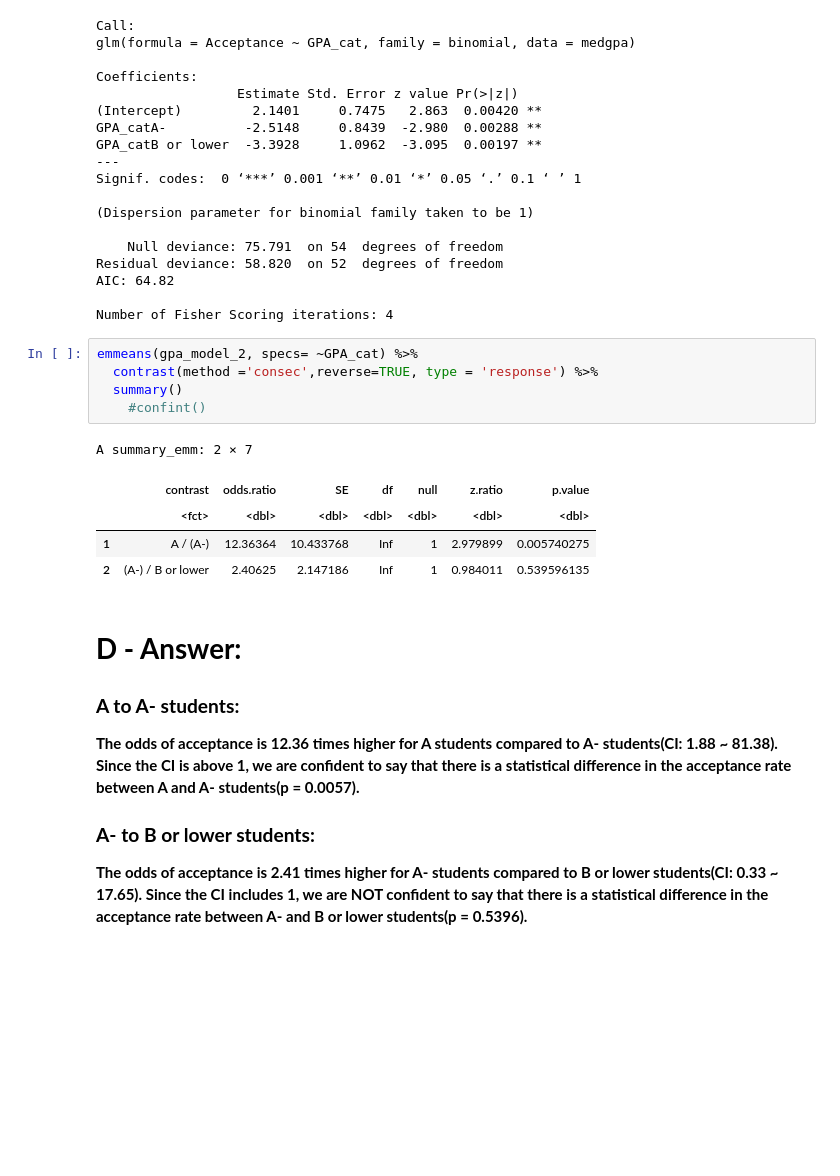
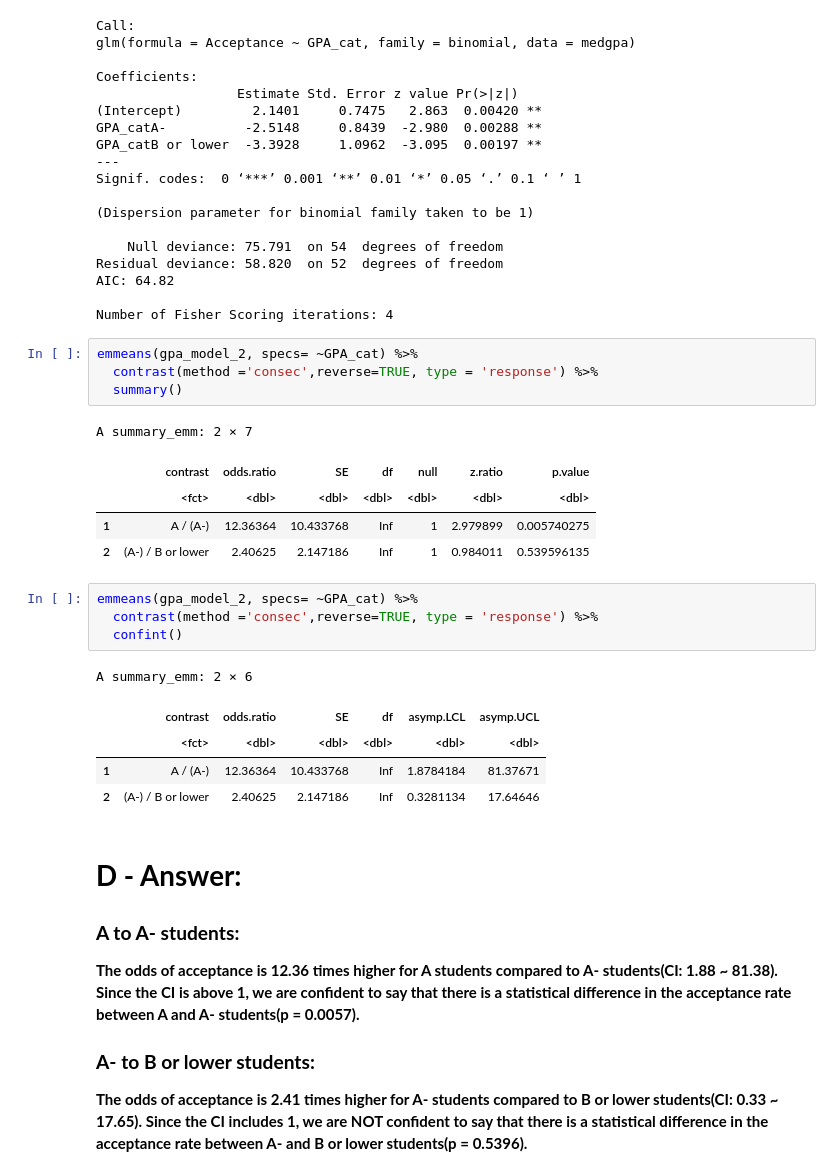
Before and after one commit to ShoSato-047/STAT380, a Jupyter notebook: ShoSato_HW3_(2025)_model_likelihoods_and_simple_logistic.ipynb, the cells around one changed output. Saved outputs shown, nothing was run; the diff lists cells and outputs as text; blank space fills up the shorter version.

```diff
--- a/ShoSato_HW3_(2025)_model_likelihoods_and_simple_logistic.ipynb
+++ b/ShoSato_HW3_(2025)_model_likelihoods_and_simple_logistic.ipynb
@@ -772,13 +834,22 @@ Number of Fisher Scoring iterations: 4
 emmeans(gpa_model_2, specs= ~GPA_cat) %>%
   contrast(method ='consec',reverse=TRUE, type = 'response') %>%
   summary()
-    #confint()
 # %% [output]
 A summary_emm: 2 × 7
 |  | contrast | odds.ratio | SE | df | null | z.ratio | p.value |
 |  | <fct> | <dbl> | <dbl> | <dbl> | <dbl> | <dbl> | <dbl> |
 | 1 | A / (A-) | 12.36364 | 10.433768 | Inf | 1 | 2.979899 | 0.005740275 |
 | 2 | (A-) / B or lower | 2.40625 | 2.147186 | Inf | 1 | 0.984011 | 0.539596135 |
+# %%
+emmeans(gpa_model_2, specs= ~GPA_cat) %>%
+  contrast(method ='consec',reverse=TRUE, type = 'response') %>%
+  confint()
+# %% [output]
+A summary_emm: 2 × 6
+|  | contrast | odds.ratio | SE | df | asymp.LCL | asymp.UCL |
+|  | <fct> | <dbl> | <dbl> | <dbl> | <dbl> | <dbl> |
+| 1 | A / (A-) | 12.36364 | 10.433768 | Inf | 1.8784184 | 81.37671 |
+| 2 | (A-) / B or lower | 2.40625 | 2.147186 | Inf | 0.3281134 | 17.64646 |
 # %% [markdown]
 # **D - Answer:**
 ### **A to A- students:**
```
Also changed, not shown: parts of 25 cells of this notebook.
